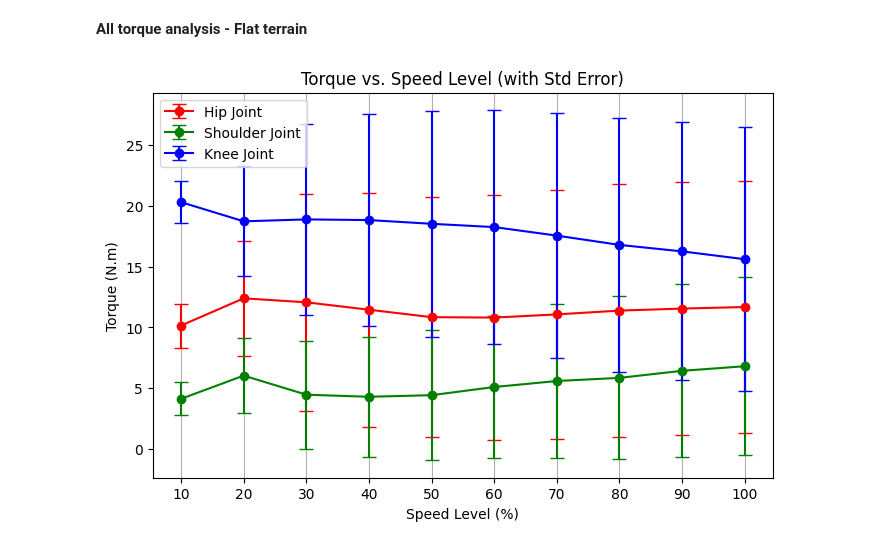
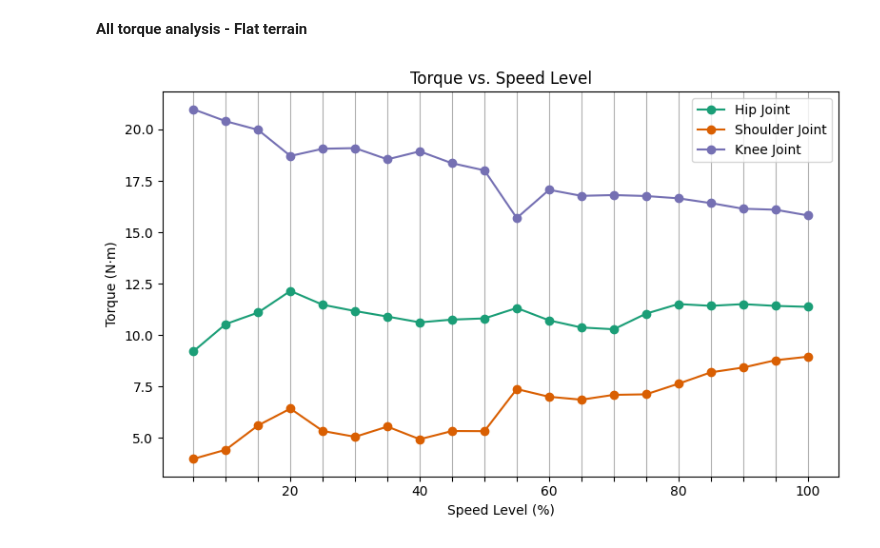
Before and after one commit to JansSolanoVega/legged_gym, a Jupyter notebook: legged_gym/scripts/analysis/plots.ipynb, the cells around one changed output. Cells and saved outputs as stored; diff of their text form; code cells hidden in the pictures.

Commit message:
final plots torques

```diff
--- a/legged_gym/scripts/analysis/plots.ipynb
+++ b/legged_gym/scripts/analysis/plots.ipynb
@@ -319,3 +319,3 @@ KeyboardInterrupt:
 # %%
-group_difficulties_joint = (group_difficulties.reshape(group_difficulties.shape[0], group_difficulties.shape[1], group_difficulties.shape[2], 4, 3)).mean(axis=(0, 3))
-group_difficulties_joint_std = (group_difficulties_std.reshape(group_difficulties.shape[0], group_difficulties.shape[1], group_difficulties.shape[2], 4, 3)).mean(axis=(0, 3))
+group_difficulties_joint = (group_difficulties.reshape(group_difficulties.shape[0], group_difficulties.shape[1], group_difficulties.shape[2], 2, 2, 3)).mean(axis=(0, 4))
+group_difficulties_joint_std = (group_difficulties_std.reshape(group_difficulties.shape[0], group_difficulties.shape[1], group_difficulties.shape[2], 2, 2, 3)).mean(axis=(0, 4))
@@ -357,13 +382,13 @@ data = {
 for i in range(3):
     motor_data = {
         "motor": motor_labels[i],
-        "mean_torque": mean_torque[:, i].tolist(),
-        "std_torque": std_torque[:, i].tolist()
+        "mean_torque": mean_torque[:, :, i].tolist(),
+        "std_torque": std_torque[:, :, i].tolist()
     }
     data["torque_data"].append(motor_data)
 
 # Write to JSON file
-with open("torqueVSdifficulty_data.json", "w") as f:
+with open("torqueVSdifficulty_data_up.json", "w") as f:
     json.dump(data, f, indent=4)
 # %% [markdown]
 **All torque analysis - Flat terrain**
@@ -384,8 +410,8 @@ def get_torques(path):
     return std_y, y
 # %%
 from tqdm import tqdm
-iterations_values = ["x"]#, "y", "w"]
-n = 10
+iterations_values = ["x", "y", "w"]
+n = 20
 group_speeds = np.zeros((len(iterations_values), n, 12))
 group_speeds_std = np.zeros((len(iterations_values), n, 12))
 for i, (direction) in tqdm(enumerate(iterations_values)):
@@ -400,27 +426,47 @@ group_speeds_joint = (group_speeds.reshape(group_speeds.shape[0], group_speeds.s
 group_speeds_joint_std = (group_speeds_std.reshape(group_speeds.shape[0], group_speeds.shape[1], 4, 3)).mean(axis=(0, 2))
 # %%
 # Terrain difficulties (X-axis values)
-difficulties = np.arange(1, 11)*10
+difficulties = np.arange(1, n+1) * 5
 
-# Plot
+# Elegant grayscale-friendly colors for paper
+colors = ["#1b9e77", "#d95f02", "#7570b3"]
+motor_labels = ["Hip Joint", "Shoulder Joint", "Knee Joint"]
+
+# Plot setup
 plt.figure(figsize=(8, 5))
+ax = plt.gca()
 
-motor_labels = ["Hip Joint", "Shoulder Joint", "Knee Joint"]
-colors = ["r", "g", "b"]
+# Plot lines
+for i in range(3):
+    ax.errorbar(
+        difficulties,
+        group_speeds_joint[:, i],
+        # yerr=group_speeds_joint_std[:, i],
+        label=motor_labels[i],
+        color=colors[i],
+        capsize=4,
+        marker='o'
+    )
 
-for i in range(3):
-    plt.errorbar(difficulties, group_speeds_joint[:, i], yerr=group_speeds_joint_std[:, i],
-                 label=motor_labels[i], fmt="-o", color=colors[i], capsize=5)
+# Axis labels and title
+ax.set_xlabel("Speed Level (%)")
+ax.set_ylabel("Torque (N·m)")
+ax.set_title("Torque vs. Speed Level")
 
-# Labels and title
-plt.xlabel("Speed Level (%)")
-plt.ylabel("Torque (N.m)")
-plt.title("Torque vs. Speed Level (with Std Error)")
-plt.legend()
-plt.grid(axis="x")
-plt.xticks(difficulties)
+# Legend
+ax.legend()
 
-# Show plot
+# Grid on all x ticks
+ax.set_xticks(difficulties)  # keeps grid lines
+
+# Only 5 x-axis tick labels shown
+selected_ticks = [20, 40, 60, 80, 100]
+ax.set_xticklabels([str(tick) if tick in selected_ticks else '' for tick in difficulties])
+
+# Draw vertical grid lines
+ax.grid(axis="x")
+
+plt.tight_layout()
 plt.show()
 # %% [output]
-[figure, old version]
+[figure, new version]
```
Also changed, not shown: parts of 6 cells of this notebook, 1 other file.
